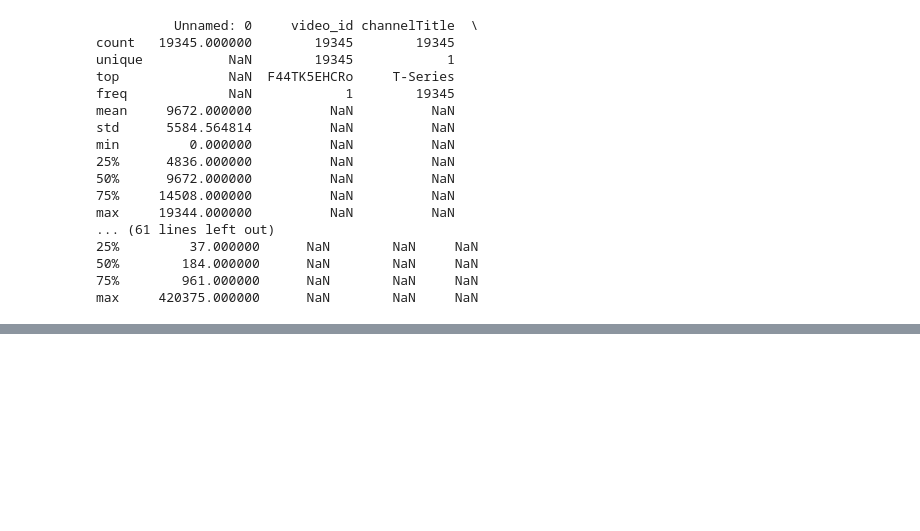
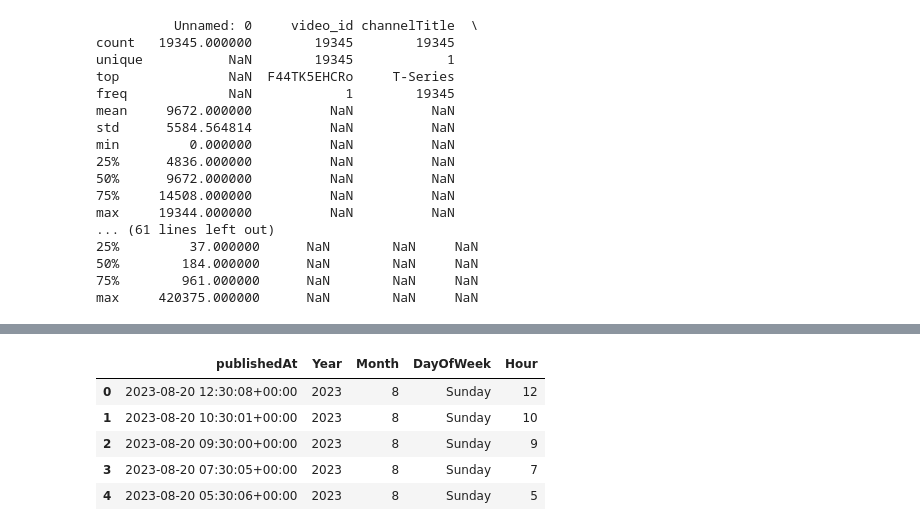
Before and after one commit to amritanshu1968-wq/data-implementation, a Jupyter notebook: Songs_Analysis.ipynb, the cells around one changed output, grey strips where cells are left out. Drawn from its saved outputs; the diff is of its cells as text; code cells hidden in the pictures; blank space fills up the shorter version.

```diff
--- a/Songs_Analysis.ipynb
+++ b/Songs_Analysis.ipynb
@@ -90,0 +155,15 @@ max     420375.000000      NaN        NaN     NaN
+# %%
+df["Year"] = df["publishedAt"].dt.year
+df["Month"] = df["publishedAt"].dt.month
+df["Day"] = df["publishedAt"].dt.day
+df["DayOfWeek"] = df["publishedAt"].dt.day_name()
+df["Hour"] = df["publishedAt"].dt.hour
+
+df[["publishedAt","Year","Month","DayOfWeek","Hour"]].head()
+# %% [output]
+|  | publishedAt | Year | Month | DayOfWeek | Hour |
+| 0 | 2023-08-20 12:30:08+00:00 | 2023 | 8 | Sunday | 12 |
+| 1 | 2023-08-20 10:30:01+00:00 | 2023 | 8 | Sunday | 10 |
+| 2 | 2023-08-20 09:30:00+00:00 | 2023 | 8 | Sunday | 9 |
+| 3 | 2023-08-20 07:30:05+00:00 | 2023 | 8 | Sunday | 7 |
+| 4 | 2023-08-20 05:30:06+00:00 | 2023 | 8 | Sunday | 5 |
```
Also changed, not shown: parts of 14 cells of this notebook.
